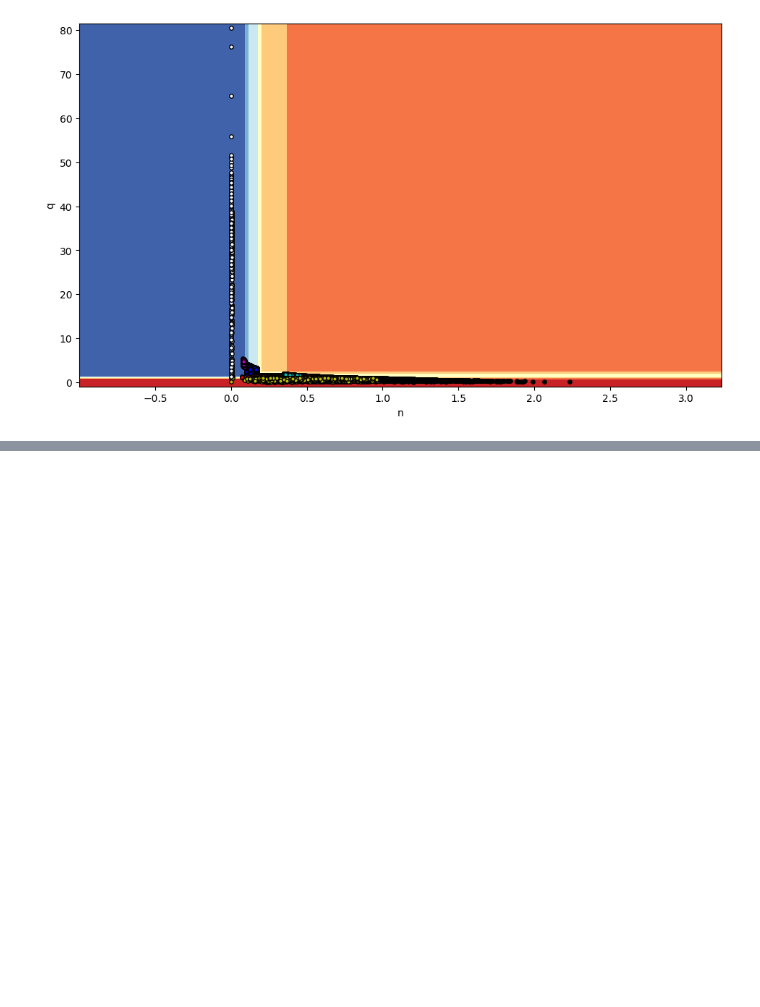
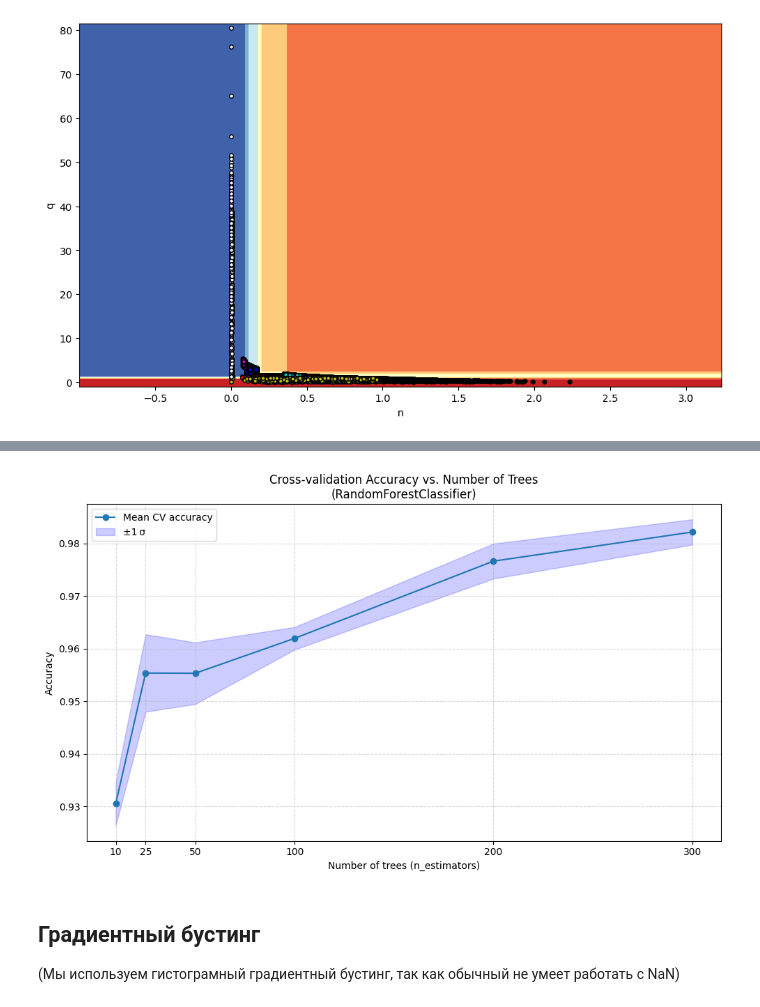
Before and after one commit to SerMisterMish/Statistical_and_Machine_Learning, a Jupyter notebook: supervised_learning/detree_rf_boost/tree.ipynb, the cells around one changed output, grey strips where cells are left out. Cells and saved outputs as stored; diff of their text form; code cells hidden in the pictures; blank space fills up the shorter version.

```diff
--- a/supervised_learning/detree_rf_boost/tree.ipynb
+++ b/supervised_learning/detree_rf_boost/tree.ipynb
@@ -364 +590,47 @@ RandomForestClassifier(n_estimators=300, n_jobs=-1, random_state=42)
+# %%
+n_estimators_list =[10, 25, 50, 100, 200, 300]
+
+mean_scores   = []
+std_scores    = []
+
+for n in n_estimators_list:
+    clf = RandomForestClassifier(
+        n_estimators=n,
+        max_depth=4,
+        random_state=RANDOM_STATE,
+        n_jobs=-1
+    )
+
+    scores = cross_val_score(clf, X, y, cv=cv, scoring='accuracy', n_jobs=-1)
+    mean_scores.append(scores.mean())
+    std_scores.append(scores.std())
+
+mean_scores = np.array(mean_scores)
+std_scores  = np.array(std_scores)
+# %%
+plt.figure(figsize=(10, 6))
+plt.plot(n_estimators_list, mean_scores, marker='o', label='Mean CV accuracy')
+plt.fill_between(
+    n_estimators_list,
+    mean_scores - std_scores,
+    mean_scores + std_scores,
+    color='b',
+    alpha=0.2,
+    label='±1 σ'
+)
+
+plt.title('Cross‑validation Accuracy vs. Number of Trees\n(RandomForestClassifier)')
+plt.xlabel('Number of trees (n_estimators)')
+plt.ylabel('Accuracy')
+plt.xticks(n_estimators_list)
+plt.grid(True, linestyle='--', alpha=0.5)
+plt.legend()
+plt.tight_layout()
+plt.show()
+# %% [output]
+[figure, added]
+# %% [markdown]
+## Градиентный бустинг
+
+(Мы используем гистограмный градиентный бустинг, так как обычный не умеет работать с NaN)
 # %%
```
Also changed, not shown: parts of 37 cells of this notebook, 1 other file.
